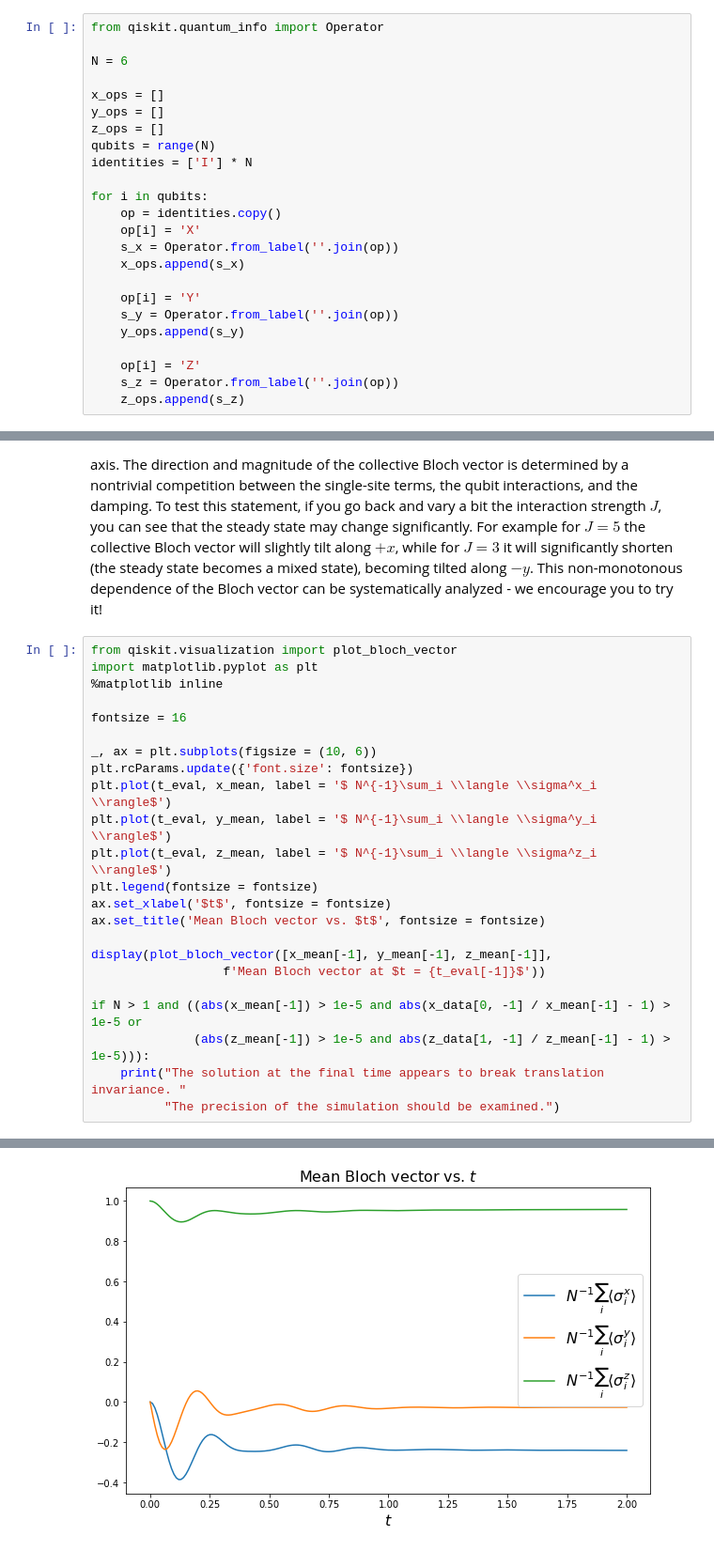
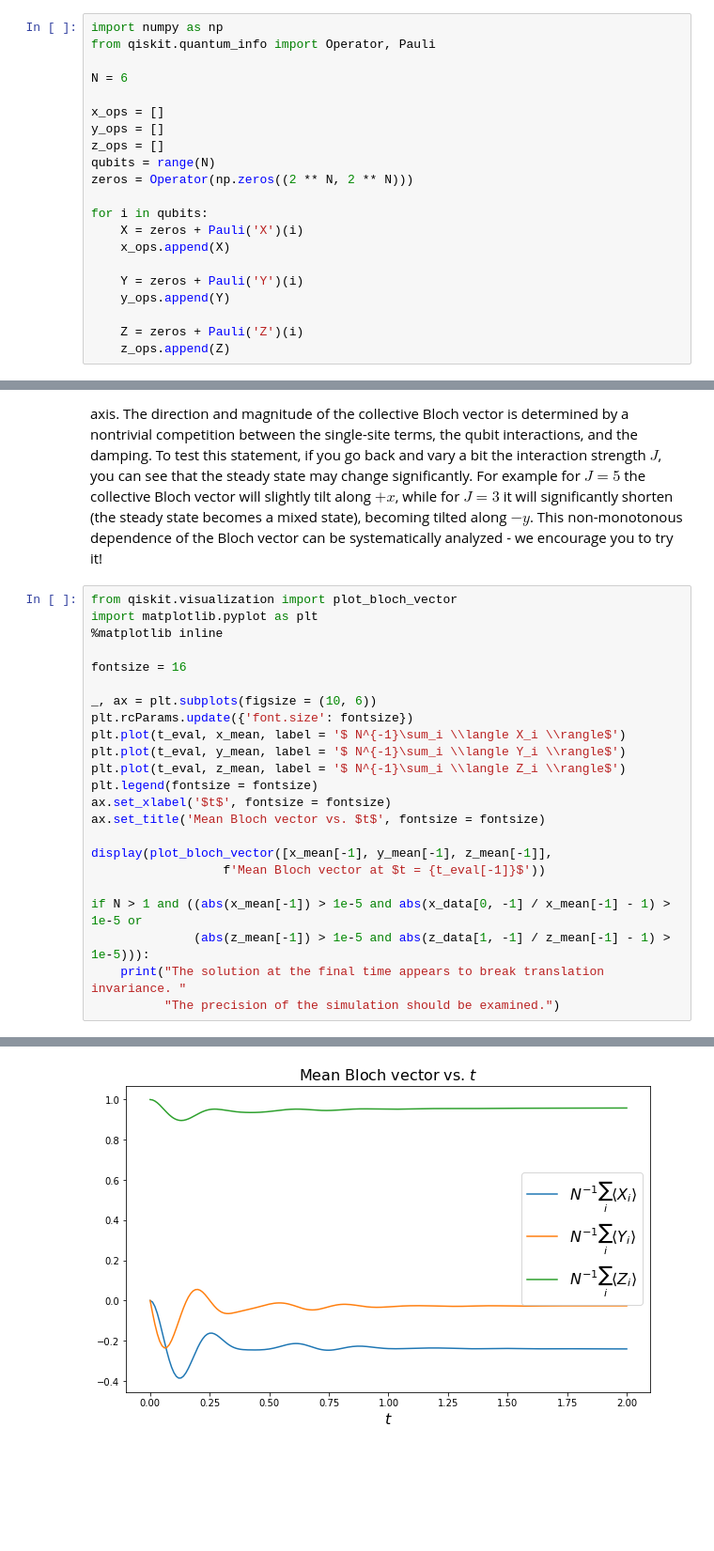
Before and after one commit to qiskit-community/qiskit-dynamics, a Jupyter notebook: docs/tutorials/Lindblad_dynamics_simulation.ipynb, the cells around one changed output, grey strips where cells are left out. Shown at 94% size. Saved outputs shown, nothing was run; the diff lists cells and outputs as text; blank space fills up the shorter version.

```diff
--- a/docs/tutorials/Lindblad_dynamics_simulation.ipynb
+++ b/docs/tutorials/Lindblad_dynamics_simulation.ipynb
@@ -38,7 +40,8 @@ In `qiskit-dynamics`, dynamical simulations are defined using the operators that
 
 Below, we first set the number of qubits $N$ to be simulated, and then prepare and store the single-qubit Pauli operators that will be used in the rest of this tutorial.
 # %%
-from qiskit.quantum_info import Operator
+import numpy as np
+from qiskit.quantum_info import Operator, Pauli
 
 N = 6
 
@@ -46,21 +49,17 @@ x_ops = []
 y_ops = []
 z_ops = []
 qubits = range(N)
-identities = ['I'] * N
+zeros = Operator(np.zeros((2 ** N, 2 ** N)))
 
 for i in qubits:
-	op = identities.copy()
-	op[i] = 'X'
-	s_x = Operator.from_label(''.join(op))
-	x_ops.append(s_x)
+    X = zeros + Pauli('X')(i)
+    x_ops.append(X)
 
-	op[i] = 'Y'
-	s_y = Operator.from_label(''.join(op))
-	y_ops.append(s_y)
+    Y = zeros + Pauli('Y')(i)
+    y_ops.append(Y)
 
-	op[i] = 'Z'
-	s_z = Operator.from_label(''.join(op))
-	z_ops.append(s_z)
+    Z = zeros + Pauli('Z')(i)
+    z_ops.append(Z)
 # %% [markdown]
 ## 2. Setup the solver
 
@@ -168,26 +158,26 @@ Looking at the figures below, we see that for the above parameters the steady st
 # %%
 from qiskit.visualization import plot_bloch_vector
 import matplotlib.pyplot as plt
 %matplotlib inline
 
 fontsize = 16
 
 _, ax = plt.subplots(figsize = (10, 6))
 plt.rcParams.update({'font.size': fontsize})
-plt.plot(t_eval, x_mean, label = '$ N^{-1}\sum_i \\langle \\sigma^x_i \\rangle$')
-plt.plot(t_eval, y_mean, label = '$ N^{-1}\sum_i \\langle \\sigma^y_i \\rangle$')
-plt.plot(t_eval, z_mean, label = '$ N^{-1}\sum_i \\langle \\sigma^z_i \\rangle$')
+plt.plot(t_eval, x_mean, label = '$ N^{-1}\sum_i \\langle X_i \\rangle$')
+plt.plot(t_eval, y_mean, label = '$ N^{-1}\sum_i \\langle Y_i \\rangle$')
+plt.plot(t_eval, z_mean, label = '$ N^{-1}\sum_i \\langle Z_i \\rangle$')
 plt.legend(fontsize = fontsize)
 ax.set_xlabel('$t$', fontsize = fontsize)
 ax.set_title('Mean Bloch vector vs. $t$', fontsize = fontsize)
 
 display(plot_bloch_vector([x_mean[-1], y_mean[-1], z_mean[-1]],
                   f'Mean Bloch vector at $t = {t_eval[-1]}$'))
 
 if N > 1 and ((abs(x_mean[-1]) > 1e-5 and abs(x_data[0, -1] / x_mean[-1] - 1) > 1e-5 or
               (abs(z_mean[-1]) > 1e-5 and abs(z_data[1, -1] / z_mean[-1] - 1) > 1e-5))):
     print("The solution at the final time appears to break translation invariance. "
           "The precision of the simulation should be examined.")
 # %% [output]
 [figure]
-[figure, old version]
+[figure, new version]
```
Also changed, not shown: parts of 5 cells of this notebook, 1 other file.
